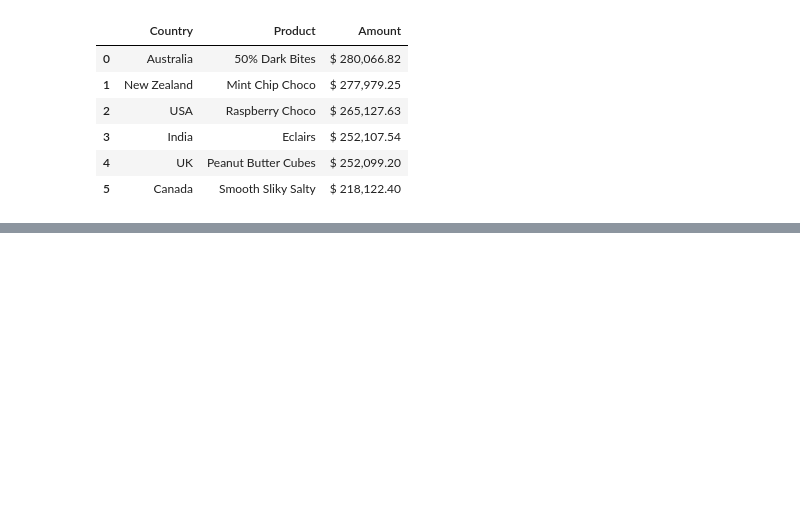
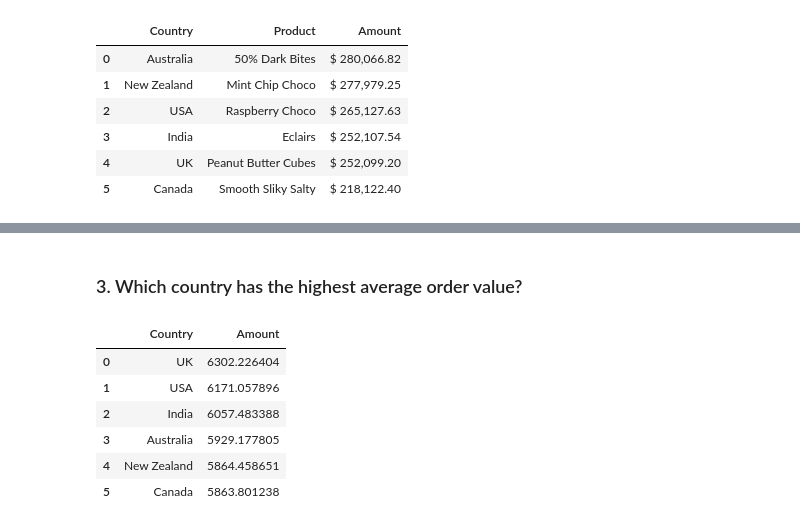
Before and after one commit to anxmarks/Chocolate-Sales, a Jupyter notebook: notebooks/02_visualization.ipynb, the cells around one changed output, grey strips where cells are left out. Cells and saved outputs as stored; diff of their text form; code cells hidden in the pictures; blank space fills up the shorter version.

```diff
--- a/notebooks/02_visualization.ipynb
+++ b/notebooks/02_visualization.ipynb
@@ -253,0 +283,14 @@ main_product_by_country_organized
+# %% [markdown]
+### 3. Which country has the highest average order value?
+# %%
+avg_order_value_by_country = df.groupby('Country')['Amount'].mean().reset_index().sort_values(by='Amount', ascending=False)
+avg_order_value_by_country['Amount'] = avg_order_value_by_country['Amount']
+avg_order_value_by_country.reset_index(drop=True)
+# %% [output]
+|  | Country | Amount |
+| 0 | UK | 6302.226404 |
+| 1 | USA | 6171.057896 |
+| 2 | India | 6057.483388 |
+| 3 | Australia | 5929.177805 |
+| 4 | New Zealand | 5864.458651 |
+| 5 | Canada | 5863.801238 |
```
Also changed, not shown: parts of 7 cells of this notebook.
